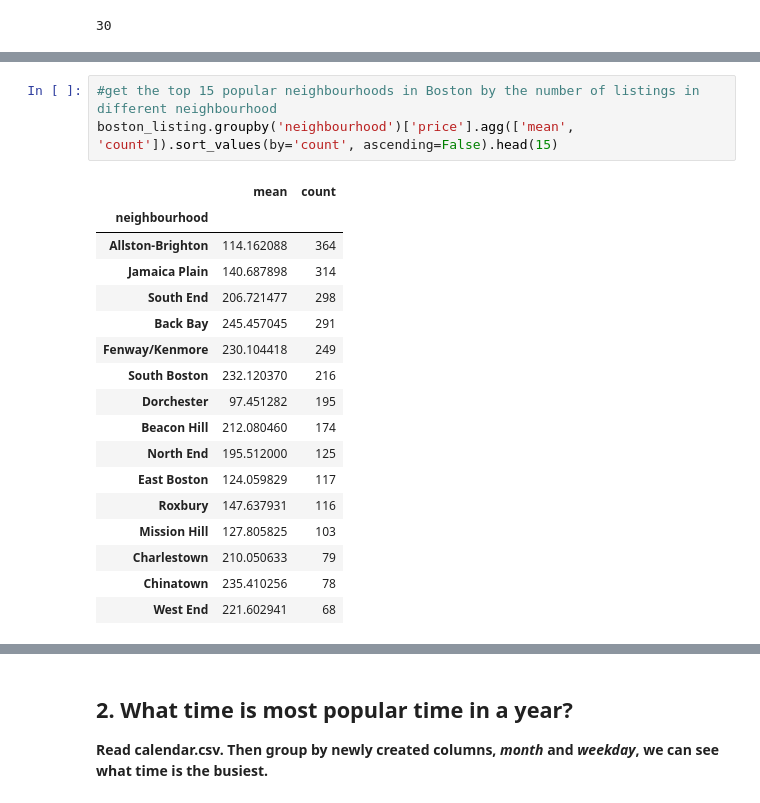
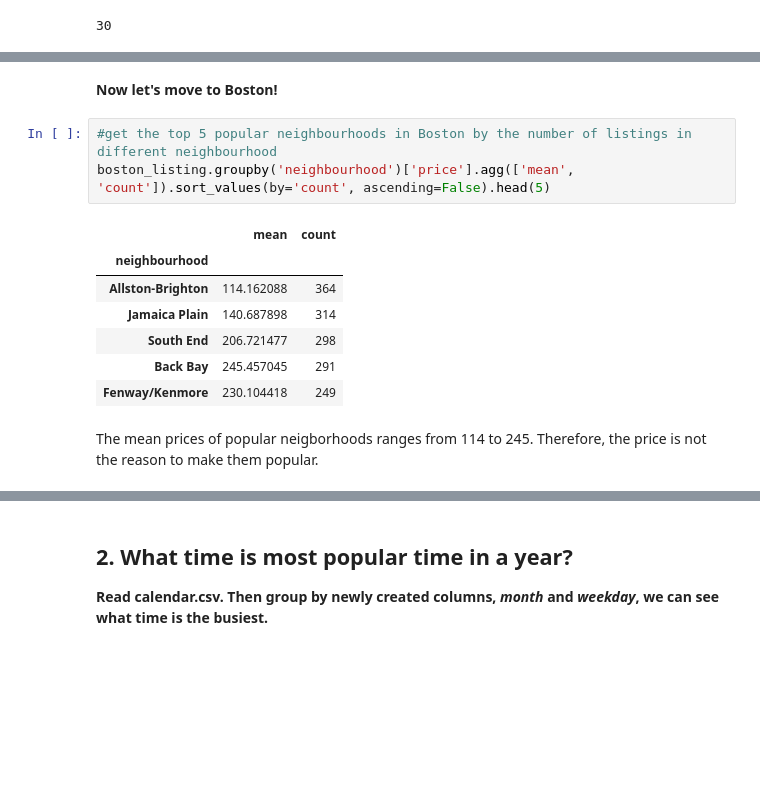
Before and after one commit to liberala425/AirBnb_Data_Analytics, a Jupyter notebook: code/AirBnb_Project1.ipynb, the cells around one changed output, grey strips where cells are left out. Cells and saved outputs as stored; diff of their text form; blank space fills up the shorter version.

```diff
--- a/code/AirBnb_Project1.ipynb
+++ b/code/AirBnb_Project1.ipynb
@@ -121,21 +169,15 @@ seattle_listing.groupby('neighbourhood')['price'].agg(['mean', 'count']).sort_va
+# %% [markdown]
+**Now let's move to Boston!**
 # %%
-#get the top 15 popular neighbourhoods in Boston by the number of listings in different neighbourhood
-boston_listing.groupby('neighbourhood')['price'].agg(['mean', 'count']).sort_values(by='count', ascending=False).head(15)
+#get the top 5 popular neighbourhoods in Boston by the number of listings in different neighbourhood
+boston_listing.groupby('neighbourhood')['price'].agg(['mean', 'count']).sort_values(by='count', ascending=False).head(5)
 # %% [output]
 |  | mean | count |
 | neighbourhood |  |  |
 | Allston-Brighton | 114.162088 | 364 |
 | Jamaica Plain | 140.687898 | 314 |
 | South End | 206.721477 | 298 |
 | Back Bay | 245.457045 | 291 |
 | Fenway/Kenmore | 230.104418 | 249 |
-| South Boston | 232.120370 | 216 |
-| Dorchester | 97.451282 | 195 |
-| Beacon Hill | 212.080460 | 174 |
-| North End | 195.512000 | 125 |
-| East Boston | 124.059829 | 117 |
-| Roxbury | 147.637931 | 116 |
-| Mission Hill | 127.805825 | 103 |
-| Charlestown | 210.050633 | 79 |
-| Chinatown | 235.410256 | 78 |
-| West End | 221.602941 | 68 |
+# %% [markdown]
+The mean prices of popular neigborhoods ranges from 114 to 245. Therefore, the price is not the reason to make them popular.
```
Also changed, not shown: parts of 14 cells of this notebook.
